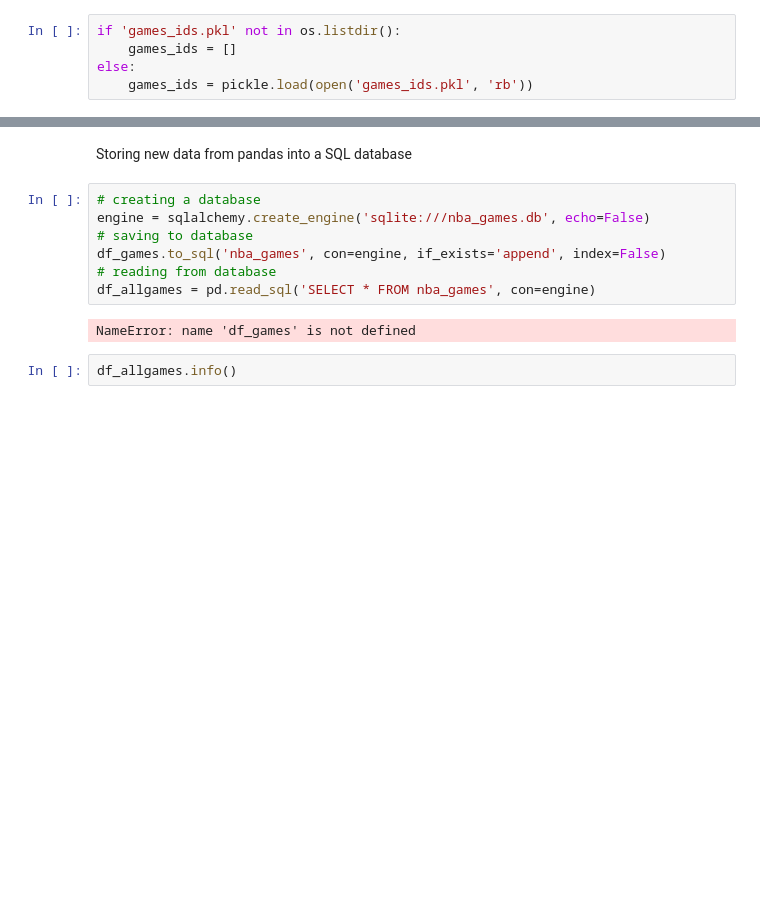
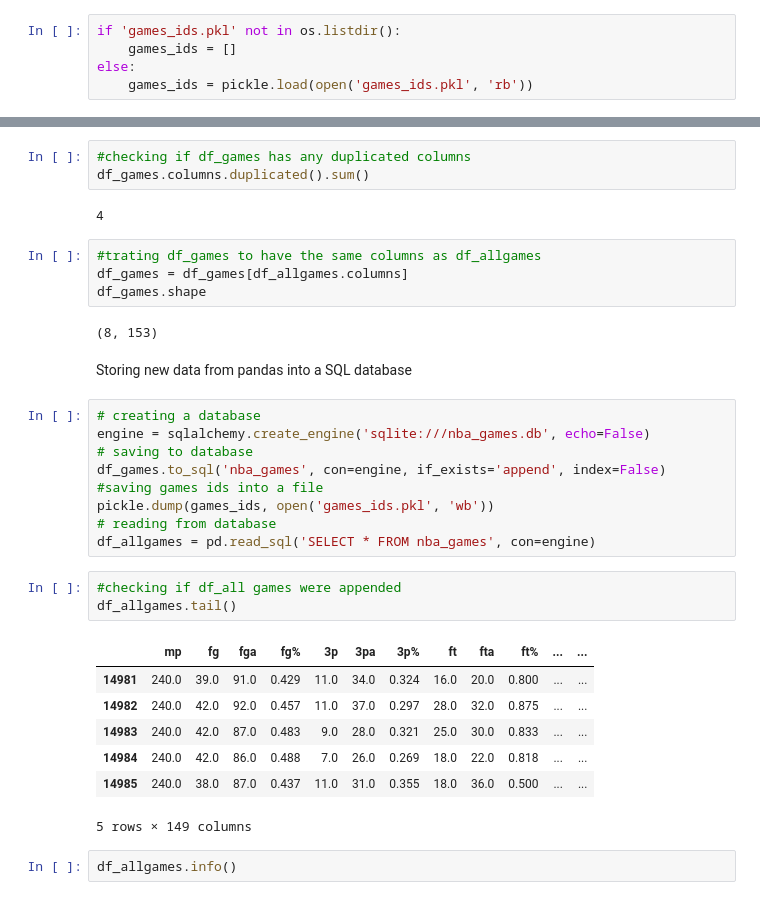
Before and after one commit to joaothomazlemos/NBA-game-outcome, a Jupyter notebook: Web Scraping/03_parse_data.ipynb, the cells around one changed output, grey strips where cells are left out. Saved outputs shown, nothing was run; the diff lists cells and outputs as text; blank space fills up the shorter version.

```diff
--- a/Web Scraping/03_parse_data.ipynb
+++ b/Web Scraping/03_parse_data.ipynb
@@ -332,3 +342,14 @@ no new games added!
+# %%
+#checking if df_games has any duplicated columns
+df_games.columns.duplicated().sum()
+# %% [output]
+4
+# %%
+#trating df_games to have the same columns as df_allgames
+df_games = df_games[df_allgames.columns]
+df_games.shape
+# %% [output]
+(8, 153)
 # %% [markdown]
 Storing new data from pandas into a SQL database
 # %%
@@ -336,10 +357,21 @@ Storing new data from pandas into a SQL database
 engine = sqlalchemy.create_engine('sqlite:///nba_games.db', echo=False)
 # saving to database
 df_games.to_sql('nba_games', con=engine, if_exists='append', index=False)
+#saving games ids into a file
+pickle.dump(games_ids, open('games_ids.pkl', 'wb'))
 # reading from database
 df_allgames = pd.read_sql('SELECT * FROM nba_games', con=engine)
-# %% [output]
-NameError: name 'df_games' is not defined
+# %%
+#checking if df_all games were appended
+df_allgames.tail()
+# %% [output]
+|  | mp | fg | fga | fg% | 3p | 3pa | 3p% | ft | fta | ft% | ... | ... |
+| 14981 | 240.0 | 39.0 | 91.0 | 0.429 | 11.0 | 34.0 | 0.324 | 16.0 | 20.0 | 0.800 | ... | ... |
+| 14982 | 240.0 | 42.0 | 92.0 | 0.457 | 11.0 | 37.0 | 0.297 | 28.0 | 32.0 | 0.875 | ... | ... |
+| 14983 | 240.0 | 42.0 | 87.0 | 0.483 | 9.0 | 28.0 | 0.321 | 25.0 | 30.0 | 0.833 | ... | ... |
+| 14984 | 240.0 | 42.0 | 86.0 | 0.488 | 7.0 | 26.0 | 0.269 | 18.0 | 22.0 | 0.818 | ... | ... |
+| 14985 | 240.0 | 38.0 | 87.0 | 0.437 | 11.0 | 31.0 | 0.355 | 18.0 | 36.0 | 0.500 | ... | ... |
+5 rows × 149 columns
 # %%
 df_allgames.info()
 # %% [output]
```
Also changed, not shown: parts of 8 cells of this notebook.
